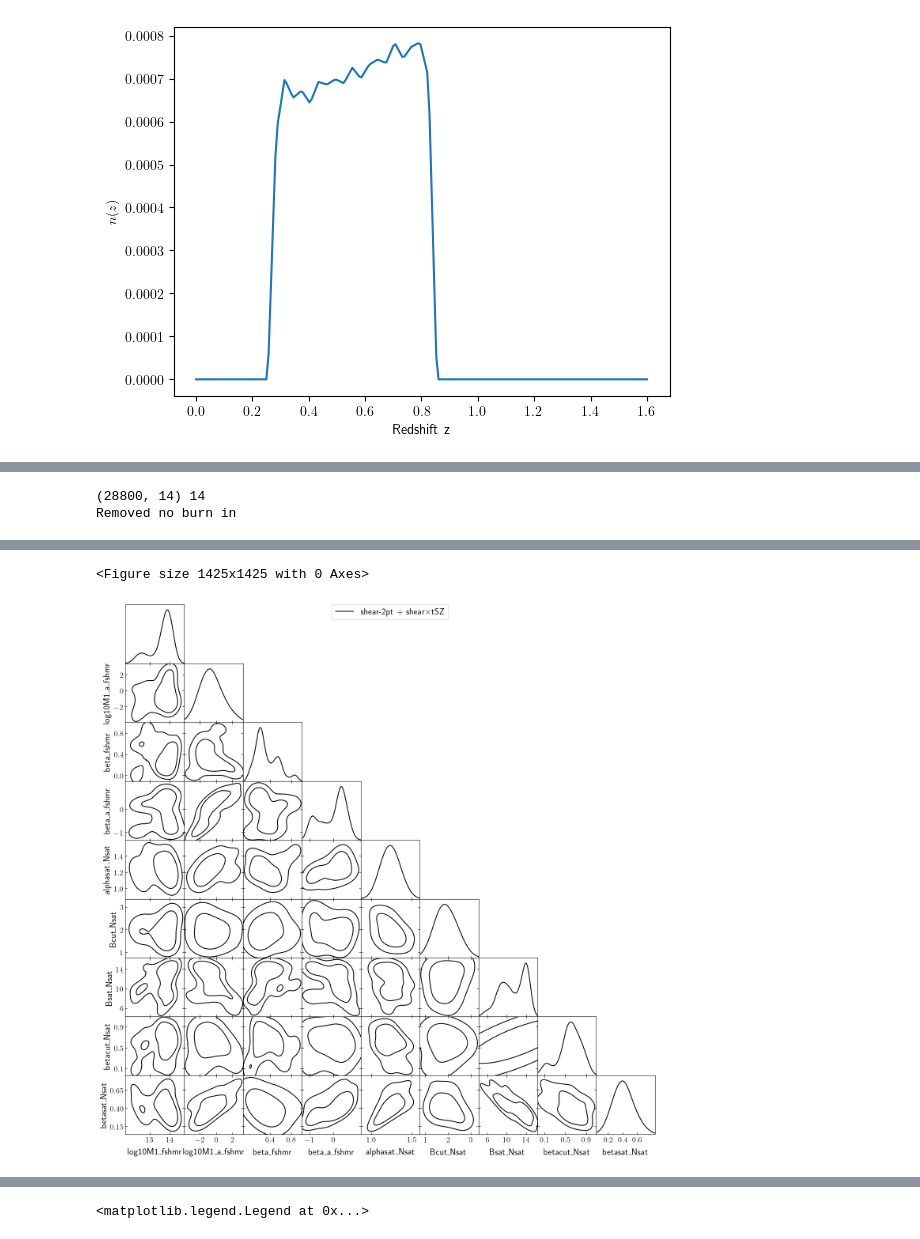
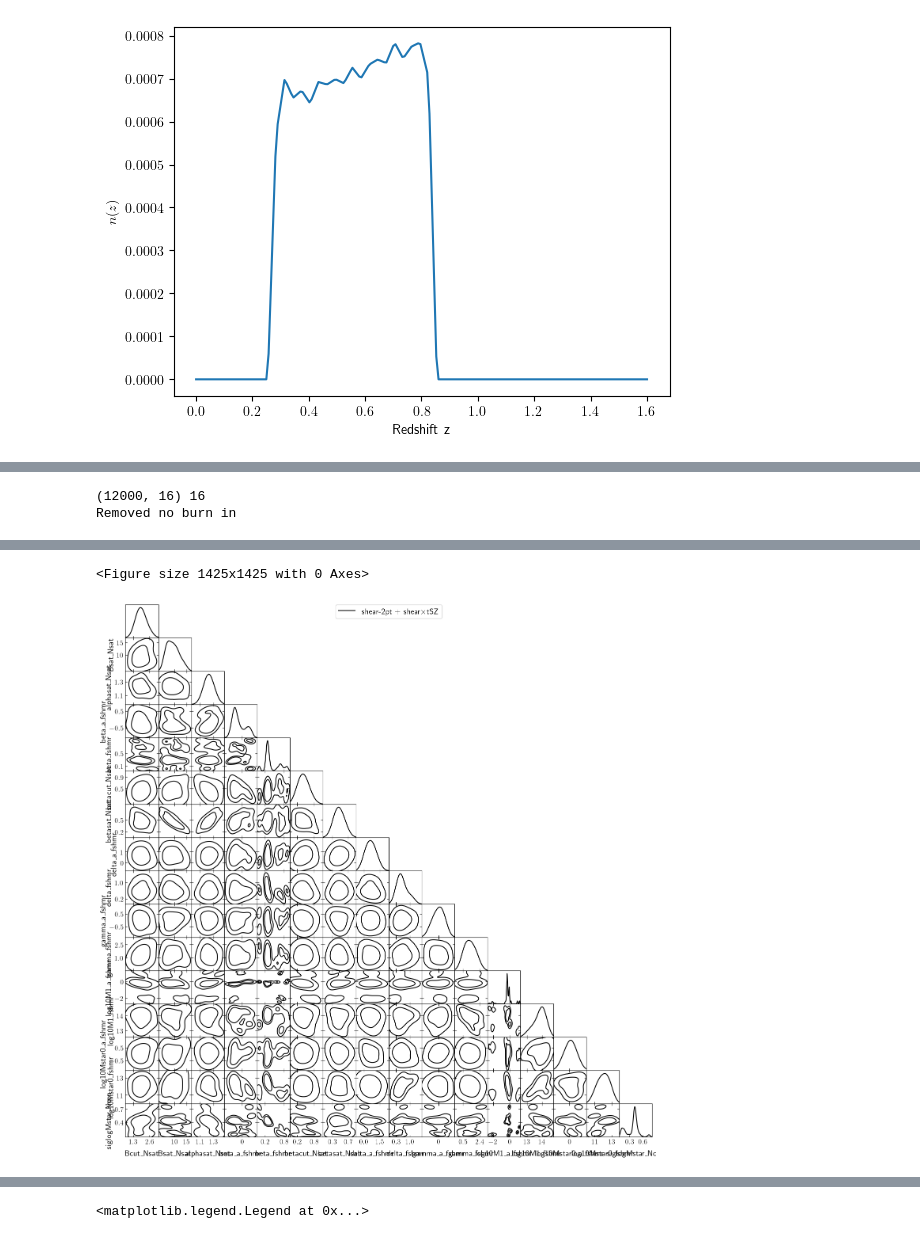
Before and after one commit to shivampcosmo/GODMAX, a Jupyter notebook: notebooks/xDESI/fit_abacus_Clgg.ipynb, the cells around one changed output, grey strips where cells are left out. Drawn from its saved outputs; the diff is of its cells as text; code cells hidden in the pictures.

```diff
--- a/notebooks/xDESI/fit_abacus_Clgg.ipynb
+++ b/notebooks/xDESI/fit_abacus_Clgg.ipynb
@@ -132,6 +130,7 @@ scale_fac_a_array = 1.0 / (1.0 + zarray_lens)
 df_sims = pk.load(open(os.path.abspath(abs_path_data + '/xDESI/abacus_LRG_nz_Clgg_v2.pkl'), 'rb'))
 
 zvals = df_sims['zvals']
+# zvals = [df_sims['zvals'][-2], df_sims['zvals'][-1]]
 nbins_lens = len(zvals)
 # zarray_lens_edges =
 delta_zarray = zarray_lens[1] - zarray_lens[0]
@@ -208,6 +207,13 @@ nz_info_dict['z_array_lens'] = zarray_lens
 nz_info_dict['nbins_lens'] = nbins_lens
 for ji in range(nz_info_dict['nbins_lens']):
     nz_info_dict['nz'+str(ji)] = np.maximum(nz_lens[ji], 1e-3)
+z_edges_lens = []
+for ji in range(nz_info_dict['nbins_lens']):
+    nz_ji = nz_info_dict['nz'+str(ji)]
+    zvals_ji = zarray_lens[np.where(nz_ji > 2e-3)[0]]
+    z_edges_lens.append(np.array([zvals_ji[0], zvals_ji[-1]]))
+z_edges_lens = np.array(z_edges_lens)
+nz_info_dict['z_edges_lens'] = z_edges_lens
 analysis_dict['nz_lens_info_dict'] = nz_info_dict
 
 
@@ -482,8 +537,8 @@ def Uniform(name, min_value, max_value):
 # )
 # %%
 from numpyro.infer import HMC, HMCECS, MCMC, NUTS, SA, SVI, Trace_ELBO, init_to_value
-num_warmup = 800
-num_samples = 1200
+num_warmup = 500
+num_samples = 500
 n_vectorized = 24
 rng_key = jax.random.PRNGKey(42)
 nuts_kernel = numpyro.infer.NUTS(observed_model_reparam,
@@ -553,10 +608,7 @@ line_args = [{'lw':1.0,'color':'black'},{'lw':1.0, 'ls':'--' ,'color':'blue'},{'
 contour_args = {'filled': True, 'alpha': 0.7}
 
 params = samples.getParamNames().getRunningNames()
-g.triangle_plot([samples], ['log10M1_fshmr', 'log10M1_a_fshmr',
-                # 'delta_fshmr', 'delta_a_fshmr', 'gamma_fshmr', 'gamma_a_fshmr', 'siglogMstar_Ncen',
-                'beta_fshmr', 'beta_a_fshmr', 'alphasat_Nsat',
-                'Bcut_Nsat', 'Bsat_Nsat', 'betacut_Nsat', 'betasat_Nsat'], line_args=line_args,
+g.triangle_plot([samples], params, line_args=line_args,
             contour_lws=[1.5, 1.5, 1.0], filled = [False, False,True, True, True], contour_colors = ['black','blue','red','orange','green'],
             ls=['-','--','','',''], legend_labels = [r'shear-2pt + shear$\times$tSZ',r'shear$\times$tSZ only',r'shear-2pt only'])
 # save_plot_dir = '/projects/bdne/spandey3/new_godmax/GODMAX/results/DESxACT/plots/'
@@ -565,5 +617,5 @@ import matplotlib
 %matplotlib inline
 pl.show()
 # %% [output]
-(28800, 14) 14
+(12000, 16) 16
 Removed no burn in
@@ -587,5 +639,5 @@ WARNING:root:2D kernel density bandwidth optimizer failed for betacut_Nsat, beta
 <Figure size 1425x1425 with 0 Axes>
-[figure, old version]
+[figure, new version]
 # %%
 # names
 # samps_all_dict.keys()
```
Also changed, not shown: parts of 14 cells of this notebook, 5 other files.
